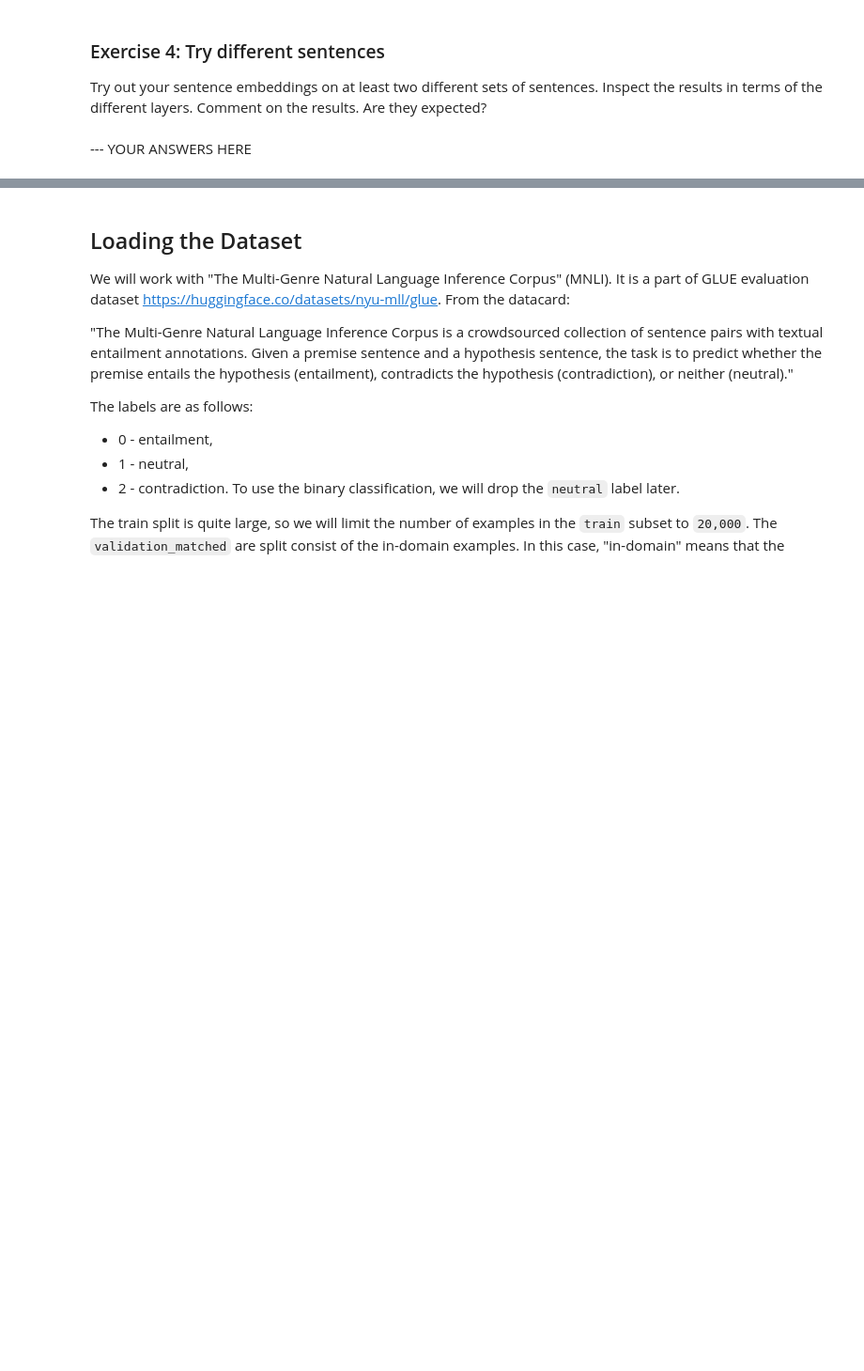
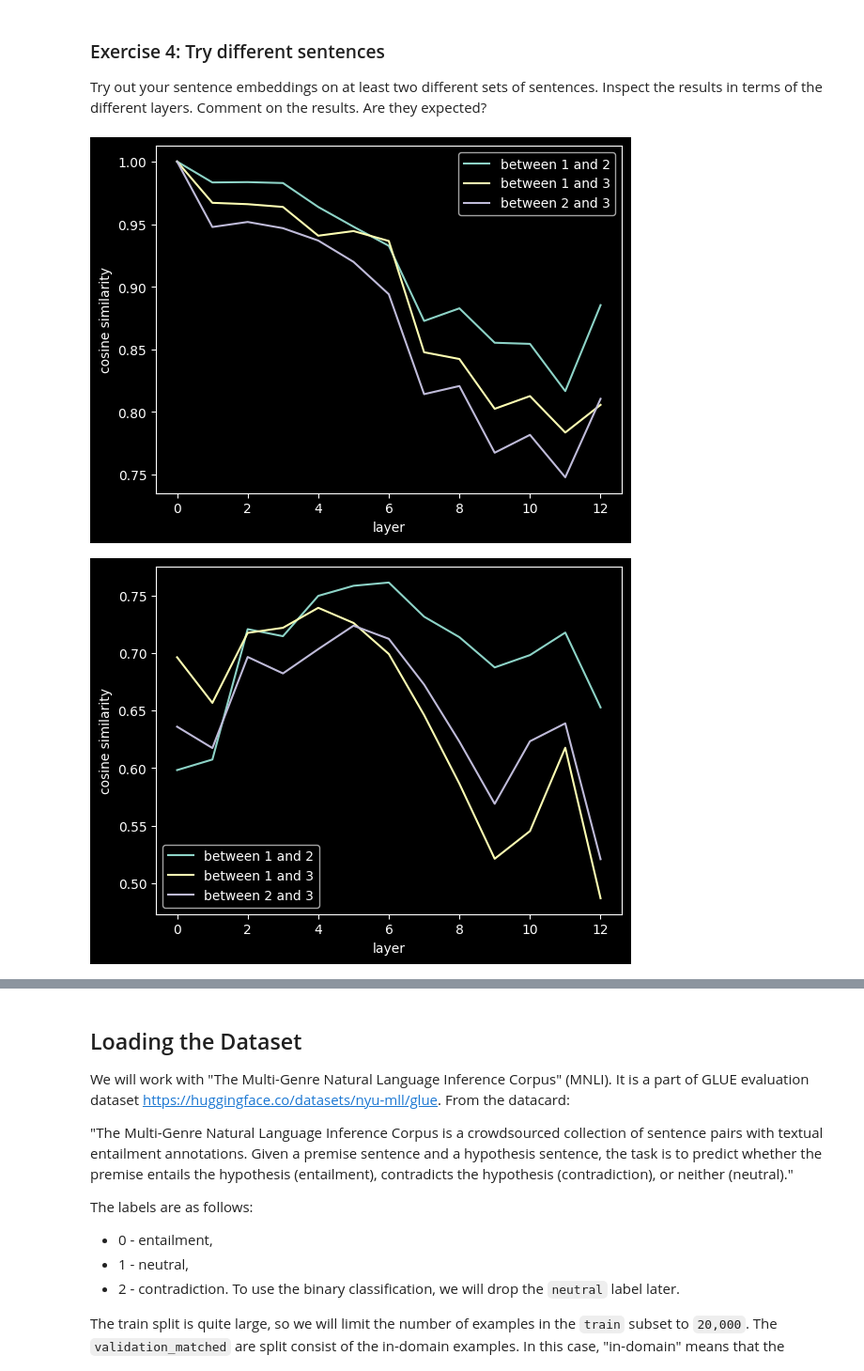
Before and after one commit to lauraa169/NLP_labs, a Jupyter notebook: lab4_empty.ipynb, the cells around one changed output, grey strips where cells are left out. Shown at 94% size. Drawn from its saved outputs; the diff is of its cells as text; code cells hidden in the pictures; blank space fills up the shorter version.

```diff
--- a/lab4_empty.ipynb
+++ b/lab4_empty.ipynb
@@ -399,7 +398,14 @@ def calculate_cls_embeddings(input_batch, model_output, layer=-1):
     """
 
     ### YOUR CODE HERE
-  # example
+
+    attention_mask = input_batch['attention_mask']
+    hidden_states = model_output['hidden_states']
+
+    sentence_embeddings = hidden_states[layer][:, 0, :]
+
+
+
 
 
     ### YOUR CODE ENDS HERE
@@ -427,7 +433,16 @@ def calculate_sentence_embeddings(input_batch, model_output, layer=-1):
     """
 
     ### YOUR CODE HERE
+    attention_mask = input_batch['attention_mask']
+    hidden_states = model_output['hidden_states']
 
+    expanded_attention_mask = attention_mask.unsqueeze(-1).expand(hidden_states[layer].size()).float()
+
+    weighted_sum = torch.sum(hidden_states[layer] * expanded_attention_mask, dim=1)
+
+    total_tokens = torch.clamp(expanded_attention_mask.sum(dim=1), min=1e-9)
+
+    sentence_embeddings = weighted_sum / total_tokens
 
 
     ### YOUR CODE ENDS HERE
@@ -493,2 +507,28 @@ Try out your sentence embeddings on at least two different sets of sentences. In
-# %% [markdown]
---- YOUR ANSWERS HERE
+# %%
+### YOUR CODE HERE
+# SET 1
+text1 = "It is a great day to go swimming!"
+text2 = "I am very happy"
+text3 = "Unfortunately, we can't do that"
+tokenized = tokenizer([text1, text2, text3], padding=True, return_tensors='pt').to(device)
+model_outputs = model(**tokenized, output_hidden_states=True)
+# CLS embedding
+plot_evolving_sentence_similarities(tokenized, model_outputs, calculate_cls_embeddings)
+# Sentence embedding
+plot_evolving_sentence_similarities(tokenized, model_outputs, calculate_sentence_embeddings)
+
+# Set 2
+text1 = "This course is very boring"
+text2 = "The class smelled horrible today"
+text3 = "I don't like this animal at all"
+tokenized = tokenizer([text1, text2, text3], padding=True, return_tensors='pt').to(device)
+model_outputs = model(**tokenized, output_hidden_states=True)
+# CLS embedding
+plot_evolving_sentence_similarities(tokenized, model_outputs, calculate_cls_embeddings)
+# Sentence embedding
+plot_evolving_sentence_similarities(tokenized, model_outputs, calculate_sentence_embeddings)
+
+### YOUR CODE ENDS HERE
+# %% [output]
+[figure, added]
+[figure, added]
```
Also changed, not shown: parts of 13 cells of this notebook.
